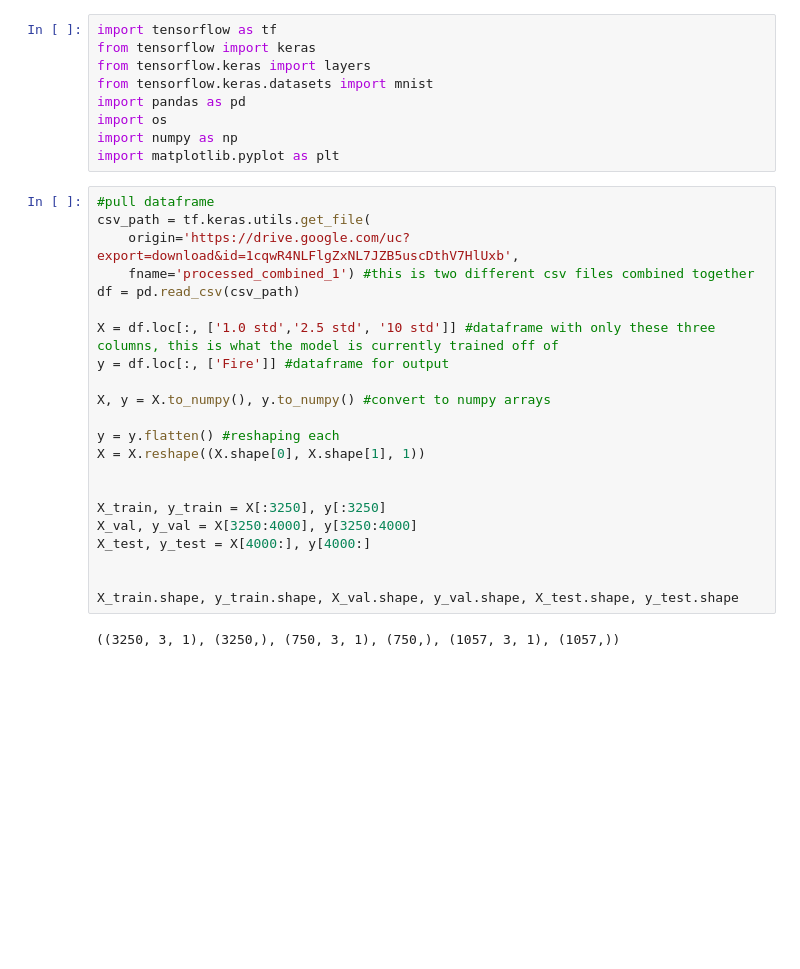
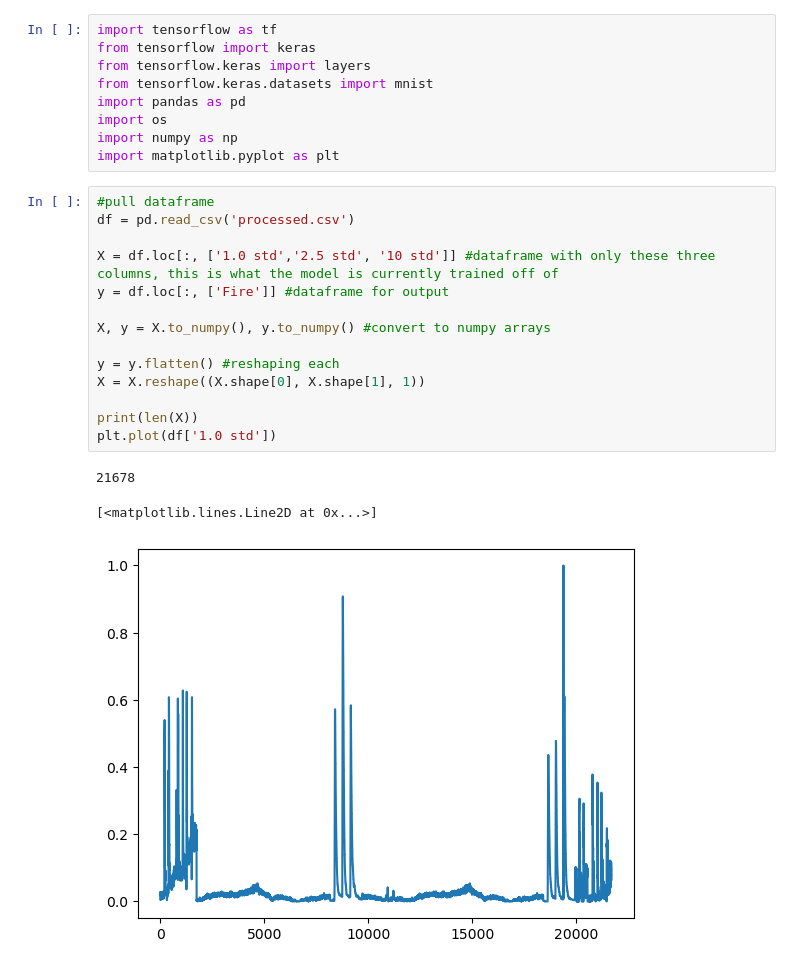
Before and after one commit to luciusgibbons/FIRE-Project, a Jupyter notebook: LSTM/LSTM.ipynb, the cells around one changed output. Drawn from its saved outputs; the diff is of its cells as text; blank space fills up the shorter version.

```diff
--- a/LSTM/LSTM.ipynb
+++ b/LSTM/LSTM.ipynb
@@ -9,25 +9,19 @@ import numpy as np
 import matplotlib.pyplot as plt
 # %%
 #pull dataframe
-csv_path = tf.keras.utils.get_file(
-    origin='https://drive.google.com/uc?export=download&id=1cqwR4NLFlgZxNL7JZB5uscDthV7HlUxb',
-    fname='processed_combined_1') #this is two different csv files combined together
-df = pd.read_csv(csv_path)
+df = pd.read_csv('processed.csv')
 
 X = df.loc[:, ['1.0 std','2.5 std', '10 std']] #dataframe with only these three columns, this is what the model is currently trained off of
 y = df.loc[:, ['Fire']] #dataframe for output
 
 X, y = X.to_numpy(), y.to_numpy() #convert to numpy arrays
 
 y = y.flatten() #reshaping each
 X = X.reshape((X.shape[0], X.shape[1], 1))
 
-
-X_train, y_train = X[:3250], y[:3250]
-X_val, y_val = X[3250:4000], y[3250:4000]
-X_test, y_test = X[4000:], y[4000:]
-
-
-X_train.shape, y_train.shape, X_val.shape, y_val.shape, X_test.shape, y_test.shape
+print(len(X))
+plt.plot(df['1.0 std'])
 # %% [output]
-((3250, 3, 1), (3250,), (750, 3, 1), (750,), (1057, 3, 1), (1057,))
+21678
+[<matplotlib.lines.Line2D at 0x...>]
+[figure, added]
```
Also changed, not shown: parts of 2 cells of this notebook, 3 other files.
